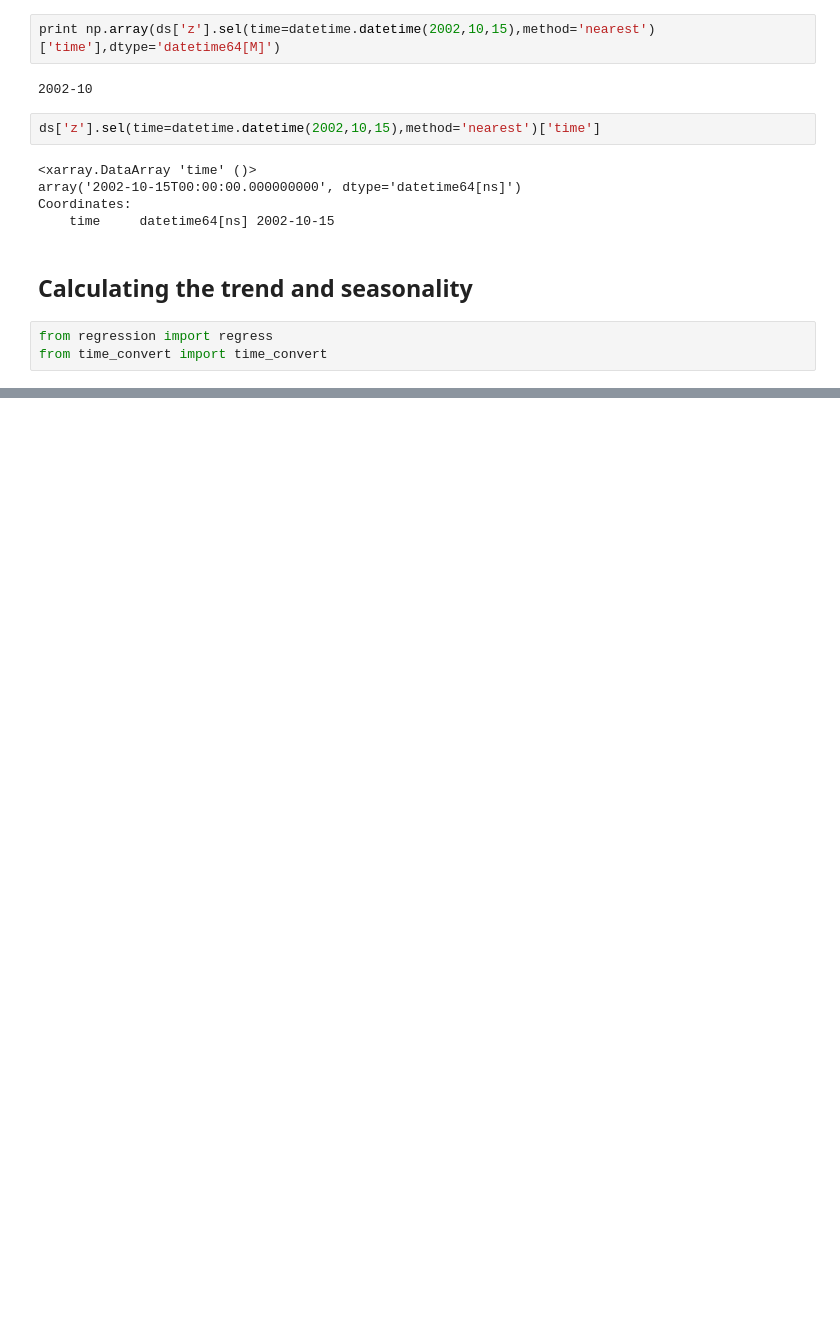
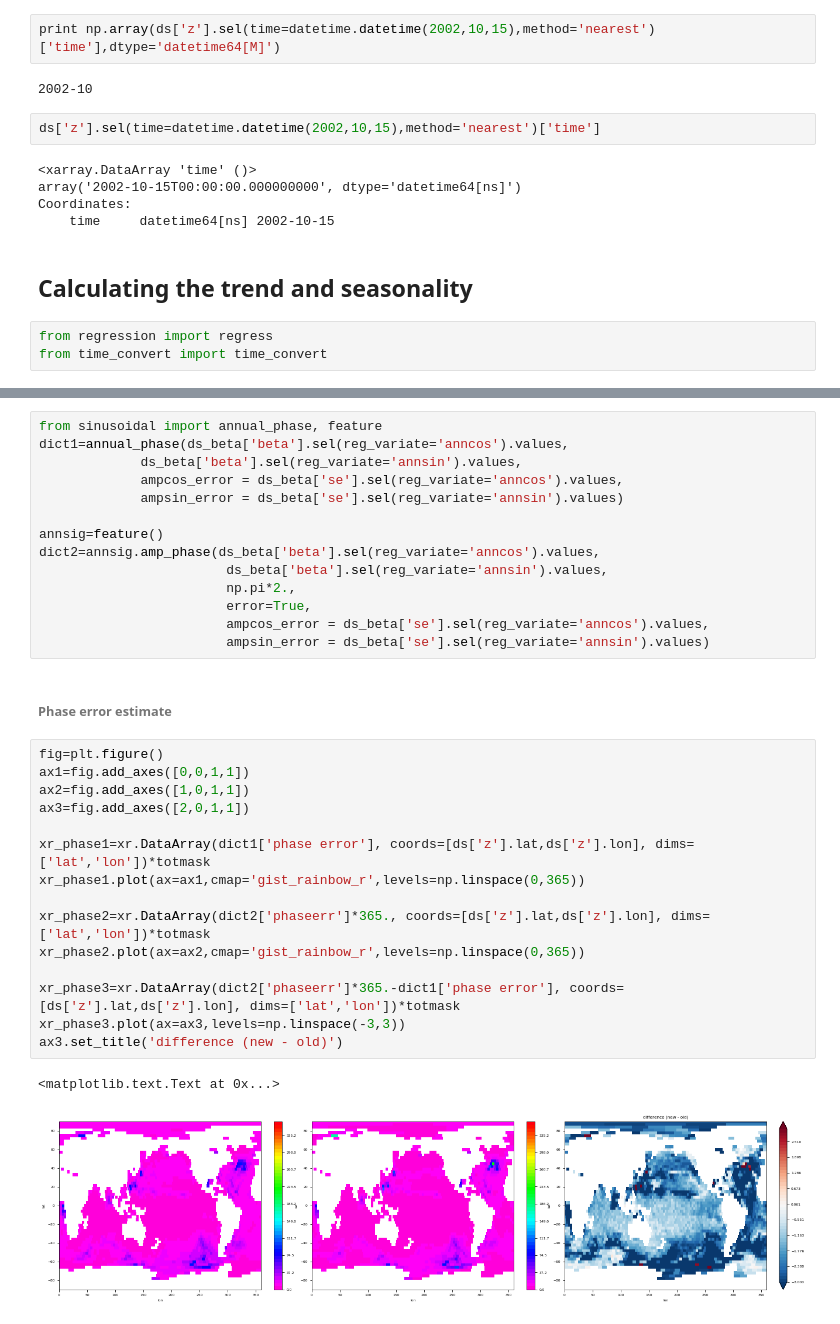
Before and after one commit to chiaweh2/arctic_ocean, a Jupyter notebook: arctic_ocean.ipynb, the cells around one changed output, grey strips where cells are left out. Saved outputs shown, nothing was run; the diff lists cells and outputs as text; blank space fills up the shorter version.

```diff
--- a/arctic_ocean.ipynb
+++ b/arctic_ocean.ipynb
@@ -256,0 +344,34 @@ plt.savefig('./figures/arctic_jpl_mascon.pdf', dpi=300, facecolor='w', edgecolor
+# %%
+from sinusoidal import annual_phase, feature
+dict1=annual_phase(ds_beta['beta'].sel(reg_variate='anncos').values,
+             ds_beta['beta'].sel(reg_variate='annsin').values,
+             ampcos_error = ds_beta['se'].sel(reg_variate='anncos').values,
+             ampsin_error = ds_beta['se'].sel(reg_variate='annsin').values)
+
+annsig=feature()
+dict2=annsig.amp_phase(ds_beta['beta'].sel(reg_variate='anncos').values,
+                        ds_beta['beta'].sel(reg_variate='annsin').values,
+                        np.pi*2.,
+                        error=True,
+                        ampcos_error = ds_beta['se'].sel(reg_variate='anncos').values,
+                        ampsin_error = ds_beta['se'].sel(reg_variate='annsin').values)
+# %% [markdown]
+###### Phase error estimate
+# %%
+fig=plt.figure()
+ax1=fig.add_axes([0,0,1,1])
+ax2=fig.add_axes([1,0,1,1])
+ax3=fig.add_axes([2,0,1,1])
+
+xr_phase1=xr.DataArray(dict1['phase error'], coords=[ds['z'].lat,ds['z'].lon], dims=['lat','lon'])*totmask
+xr_phase1.plot(ax=ax1,cmap='gist_rainbow_r',levels=np.linspace(0,365))
+
+xr_phase2=xr.DataArray(dict2['phaseerr']*365., coords=[ds['z'].lat,ds['z'].lon], dims=['lat','lon'])*totmask
+xr_phase2.plot(ax=ax2,cmap='gist_rainbow_r',levels=np.linspace(0,365))
+
+xr_phase3=xr.DataArray(dict2['phaseerr']*365.-dict1['phase error'], coords=[ds['z'].lat,ds['z'].lon], dims=['lat','lon'])*totmask
+xr_phase3.plot(ax=ax3,levels=np.linspace(-3,3))
+ax3.set_title('difference (new - old)')
+# %% [output]
+<matplotlib.text.Text at 0x...>
+[figure, added]
```
Also changed, not shown: parts of 13 cells of this notebook.
